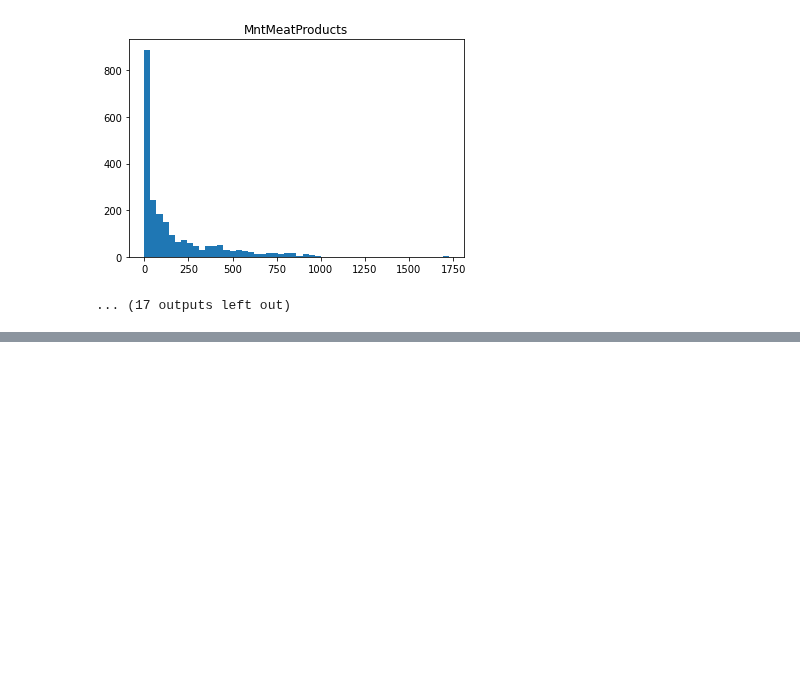
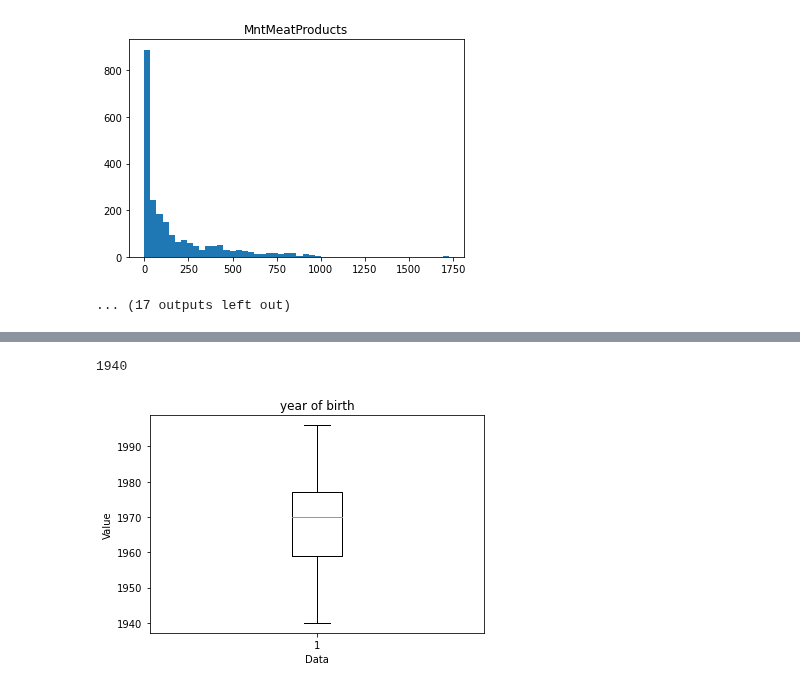
Before and after one commit to sashaTen/exploretary_data_analysis_in_marketing, a Jupyter notebook: Untitled1.ipynb, the cells around one changed output, grey strips where cells are left out. Saved outputs shown, nothing was run; the diff lists cells and outputs as text; code cells hidden in the pictures; blank space fills up the shorter version.

```diff
--- a/Untitled1.ipynb
+++ b/Untitled1.ipynb
@@ -180,0 +167,22 @@ Name: Income, Length: 2240, dtype: float64
+# %%
+import numpy as np
+median = df["Year_Birth"].median()
+Q1 = np.percentile(df["Year_Birth"], 25)
+Q3 = np.percentile(df["Year_Birth"], 75)
+IQR = Q3 - Q1
+lower_bound = Q1 - 1.5*IQR
+upper_bound = Q3 + 1.5*IQR
+outliers = (df["Year_Birth"] < lower_bound) | (df["Year_Birth"] > upper_bound)
+df.loc[outliers, "Year_Birth"] = median
+
+print(df["Year_Birth"].min())
+plt.boxplot(df["Year_Birth"])
+plt.title("year of birth")
+plt.xlabel("Data")
+plt.ylabel("Value")
+
+# display the plot
+plt.show()
+# %% [output]
+1940
+[figure, added]
```
Also changed, not shown: parts of 10 cells of this notebook.
